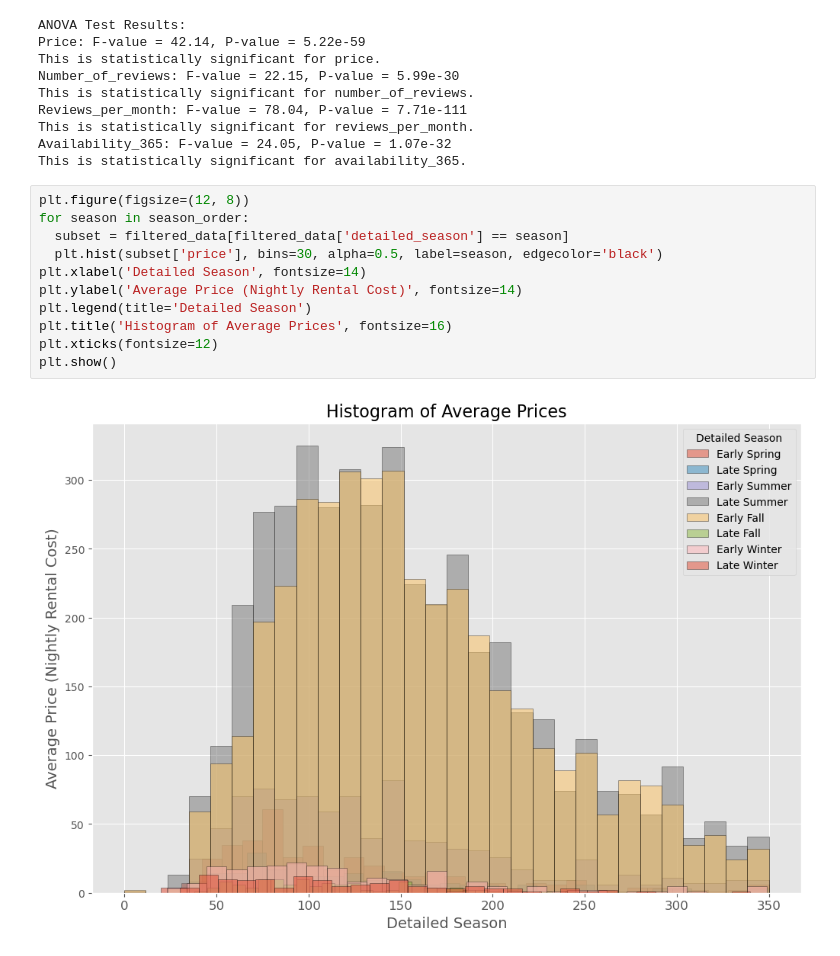
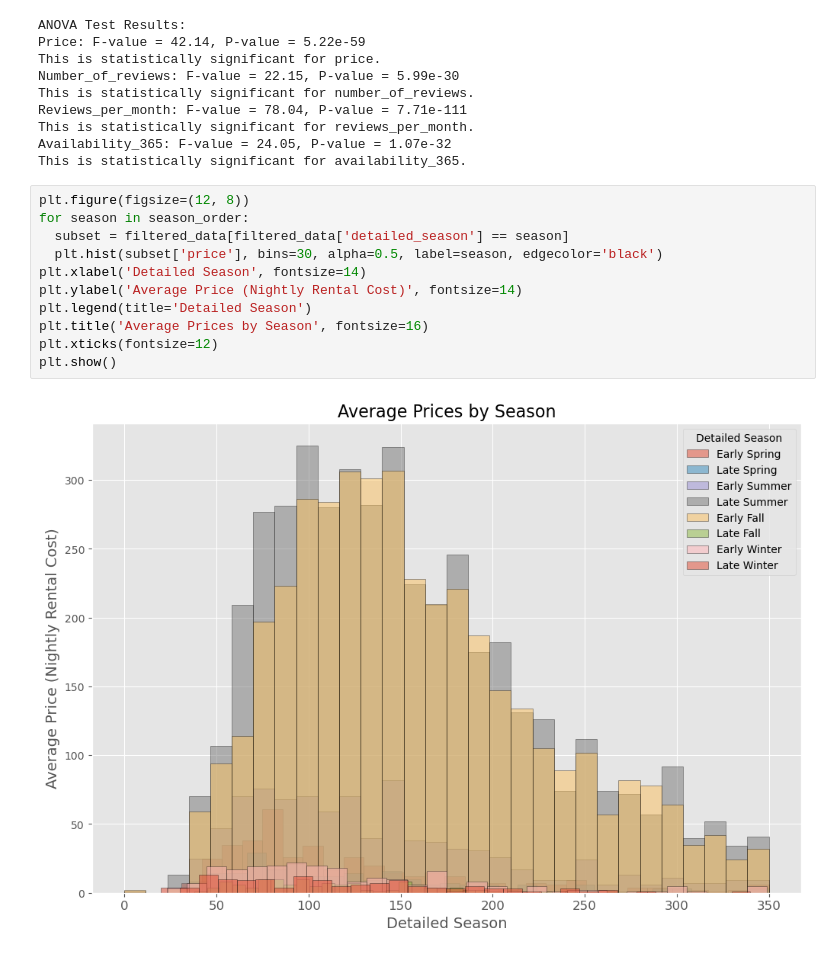
Before and after one commit to zenobiajazmin/my-project1-repo, a Jupyter notebook: AirBNB_detailed_season.ipynb, the cells around one changed output. Cells and saved outputs as stored; diff of their text form.

```diff
--- a/AirBNB_detailed_season.ipynb
+++ b/AirBNB_detailed_season.ipynb
@@ -173,16 +173,16 @@ This is statistically significant for availability_365.
 # %%
 plt.figure(figsize=(12, 8))
 for season in season_order:
   subset = filtered_data[filtered_data['detailed_season'] == season]
   plt.hist(subset['price'], bins=30, alpha=0.5, label=season, edgecolor='black')
 plt.xlabel('Detailed Season', fontsize=14)
 plt.ylabel('Average Price (Nightly Rental Cost)', fontsize=14)
 plt.legend(title='Detailed Season')
-plt.title('Histogram of Average Prices', fontsize=16)
+plt.title('Average Prices by Season', fontsize=16)
 plt.xticks(fontsize=12)
 plt.show()
 # %% [output]
-[figure, old version]
+[figure, new version]
 # %%
 # plot scatter plot
 plt.figure(figsize=(12, 8))
```
Also changed, not shown: parts of 2 cells of this notebook, 4 other files.
